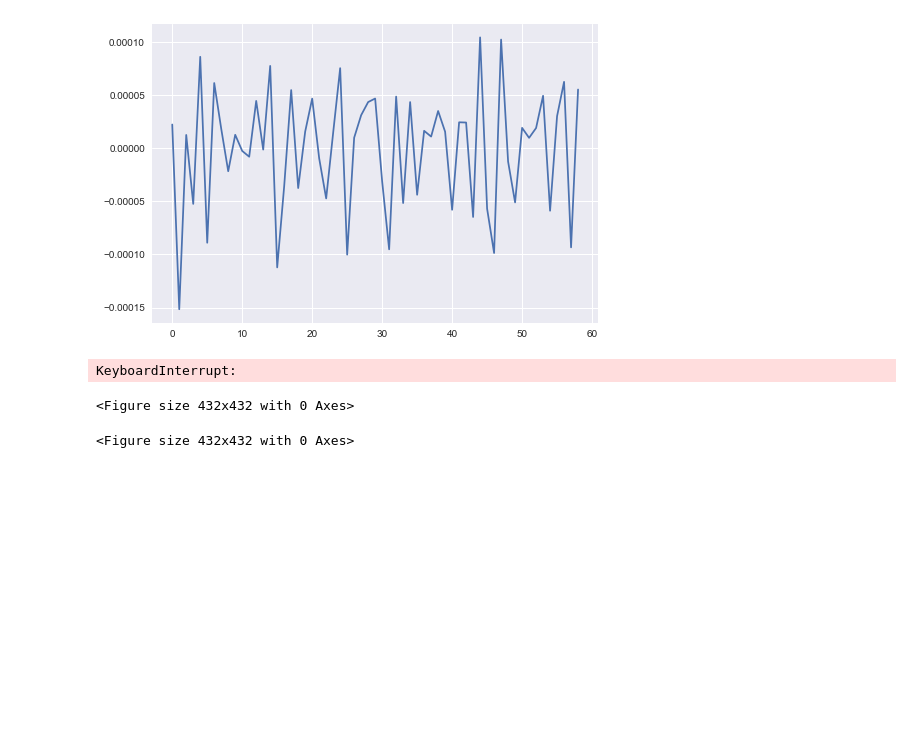
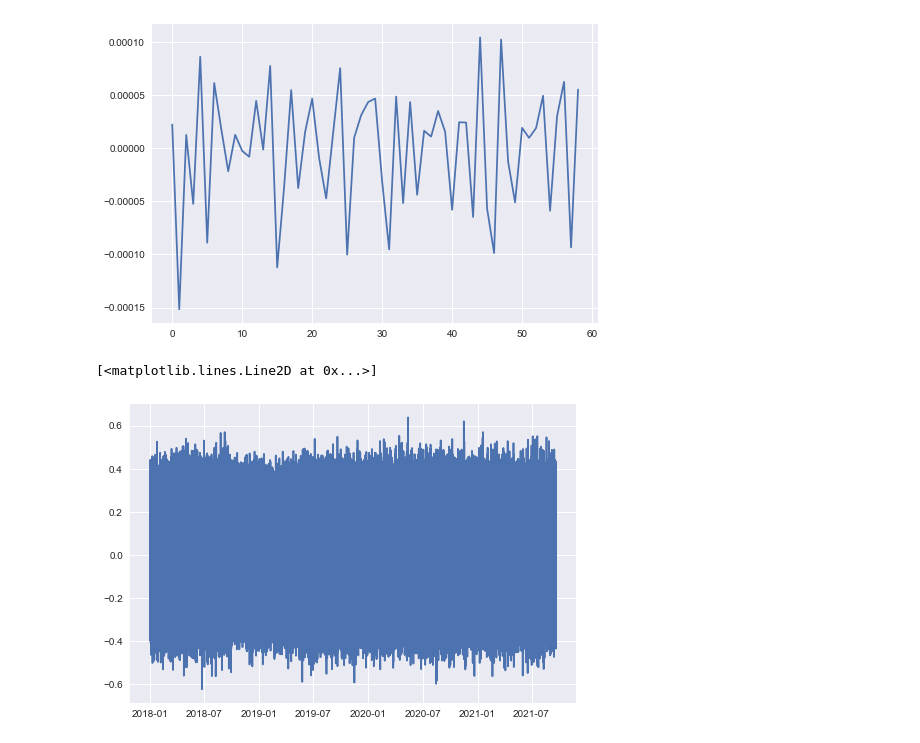
Before and after one commit to arminv1001/BTCvsSPX, a Jupyter notebook: CreatingModels/featureGen.ipynb, the cells around one changed output. Drawn from its saved outputs; the diff is of its cells as text; code cells hidden in the pictures; blank space fills up the shorter version.

```diff
--- a/CreatingModels/featureGen.ipynb
+++ b/CreatingModels/featureGen.ipynb
@@ -503,7 +508,7 @@ btc_season_log.groupby(btc_season_log.index.day).median().plot()
 [figure]
 # %%
 CORR_VALS = btc_season_log.groupby(btc_season_log.index.minute).median()
-btc["minute_Seasonal"] = btc.Minute.apply(min_mapper, pd_series = CORR_VALS)
+#btc["minute_Seasonal"] = btc.Minute.apply(btc_season_log, pd_series = CORR_VALS)
 # %%
 diff_seasonal_min = np.diff(CORR_VALS)/0.1
 # %%
@@ -521,10 +526,8 @@ def get_correlation(vals):
     return pearsonr(vals, CORR_VALS)[0]
 
 btc['correlation_log_perf'] = btc_season_log.rolling(window=len(CORR_VALS)).apply(get_correlation)
-# %% [output]
-KeyboardInterrupt:
-# %%
-plt.figure(figsize=(6, 6))
-# %% [output]
-<Figure size 432x432 with 0 Axes>
-<Figure size 432x432 with 0 Axes>
+# %%
+plt.plot(btc['correlation_log_perf'])
+# %% [output]
+[<matplotlib.lines.Line2D at 0x...>]
+[figure, added]
```
Also changed, not shown: parts of 1 cell of this notebook, 3 other files.
